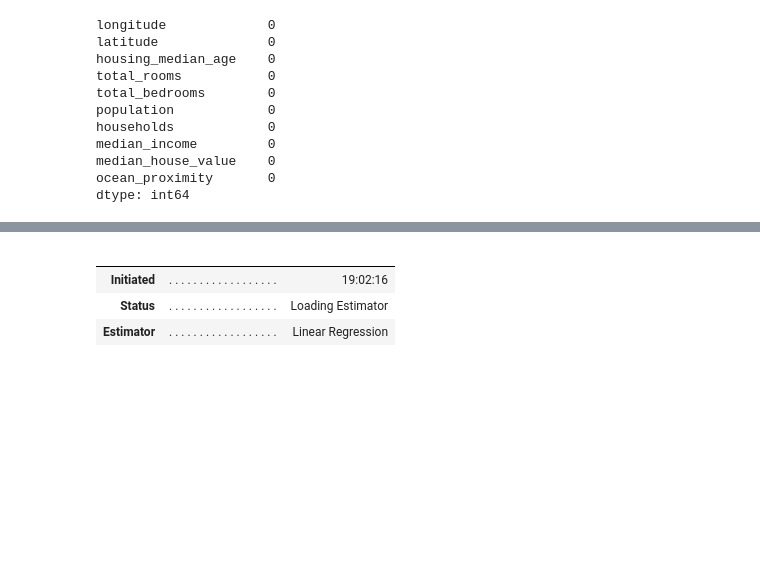
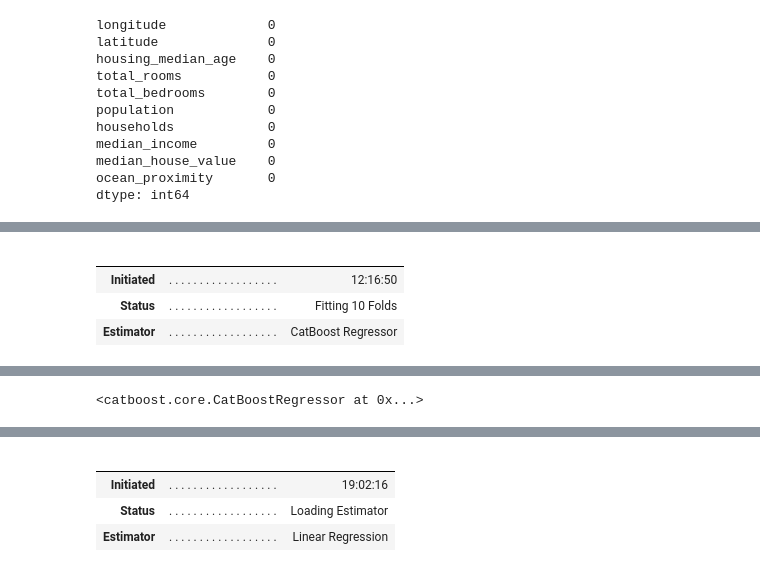
Before and after one commit to jdhova/Capstone, a Jupyter notebook: info2.ipynb, the cells around one changed output, grey strips where cells are left out. Drawn from its saved outputs; the diff is of its cells as text; code cells hidden in the pictures; blank space fills up the shorter version.

```diff
--- a/info2.ipynb
+++ b/info2.ipynb
@@ -715 +737,9 @@ reg
 <pycaret.regression.oop.RegressionExperiment at 0x...>
+# %%
+compare_models(include = ['catboost','lightgbm'])
+# %% [output]
+|  |  |  |
+|  |  |  |
+| Initiated | . . . . . . . . . . . . . . . . . . | 12:16:50 |
+| Status | . . . . . . . . . . . . . . . . . . | Fitting 10 Folds |
+| Estimator | . . . . . . . . . . . . . . . . . . | CatBoost Regressor |
@@ -715,0 +747 @@ reg
+<catboost.core.CatBoostRegressor at 0x...>
```
Also changed, not shown: parts of 55 cells of this notebook, 9 other files.
